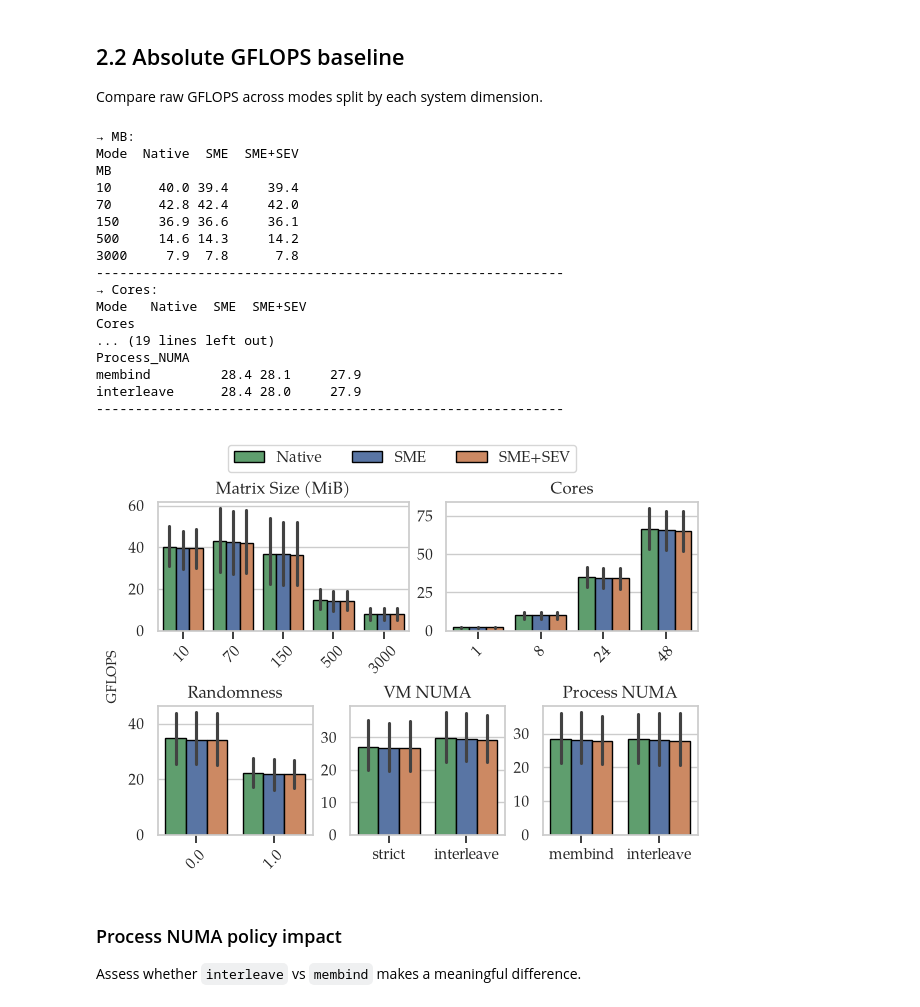
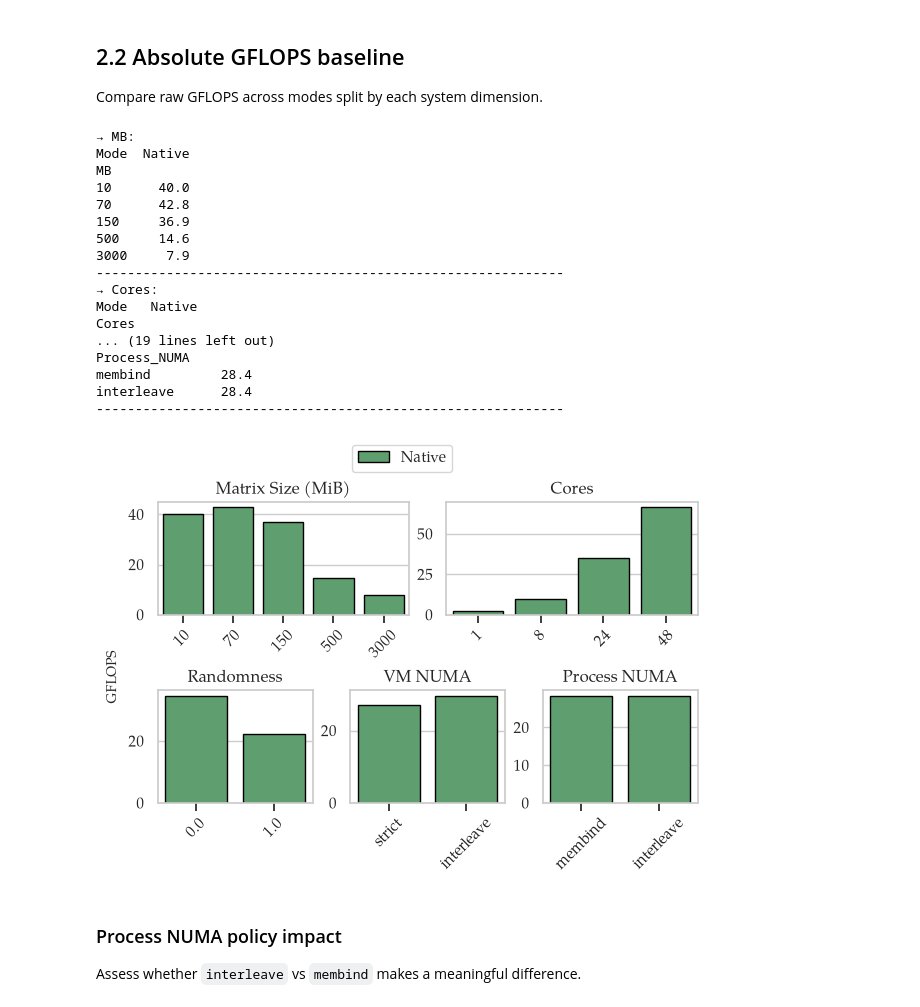
Before and after one commit to engelsm/AMD-CC-Perf, a Jupyter notebook: benchmark/spmv/spmv_analysis.ipynb, the cells around one changed output. Saved outputs shown, nothing was run; the diff lists cells and outputs as text; code cells hidden in the pictures.

```diff
--- a/benchmark/spmv/spmv_analysis.ipynb
+++ b/benchmark/spmv/spmv_analysis.ipynb
@@ -570,32 +570,35 @@ def plot_metric_by_dimensions(
     top_metrics=("MB", "Cores"),
     bottom_metrics=("Randomness", "VM_NUMA", "Process_NUMA"),
     size=(6,4),
-    anchor=1.1
+    anchor=1.1,
+    errorbar=("ci", 95),
 ):
     dim_orders = {
         "VM_NUMA": ["strict", "interleave"],
         "Process_NUMA": ["membind", "interleave"],
+        "L3_fit": [False, True],
     }
 
     has_bottom = bool(bottom_metrics)
 
     if has_bottom:
+        n_top, n_bot = len(top_metrics), len(bottom_metrics)
+        ncols = n_top * n_bot
         fig = plt.figure(figsize=(size), constrained_layout=True)
-        gs = fig.add_gridspec(2, 6, height_ratios=[1, 1])
+        gs = fig.add_gridspec(2, ncols, height_ratios=[1, 1])
+        top_w = ncols // n_top
+        bot_w = ncols // n_bot
         axes = {
-            top_metrics[0]: fig.add_subplot(gs[0, 0:3]),
-            top_metrics[1]: fig.add_subplot(gs[0, 3:6]),
-            bottom_metrics[0]: fig.add_subplot(gs[1, 0:2]),
-            bottom_metrics[1]: fig.add_subplot(gs[1, 2:4]),
-            bottom_metrics[2]: fig.add_subplot(gs[1, 4:6]),
+            **{m: fig.add_subplot(gs[0, i * top_w:(i + 1) * top_w])
+               for i, m in enumerate(top_metrics)},
+            **{m: fig.add_subplot(gs[1, i * bot_w:(i + 1) * bot_w])
+               for i, m in enumerate(bottom_metrics)},
         }
     else:
+        n_top = len(top_metrics)
         fig = plt.figure(figsize=(size), constrained_layout=True)
-        gs = fig.add_gridspec(1, 6)
-        axes = {
-            top_metrics[0]: fig.add_subplot(gs[0, 0:3]),
-            top_metrics[1]: fig.add_subplot(gs[0, 3:6]),
-        }
+        gs = fig.add_gridspec(1, n_top)
+        axes = {m: fig.add_subplot(gs[0, i]) for i, m in enumerate(top_metrics)}
 
     fig.supylabel(y_axis_name, fontsize=10)
 
@@ -605,6 +608,7 @@ def plot_metric_by_dimensions(
         "Randomness": "Randomness",
         "VM_NUMA": "VM NUMA",
         "Process_NUMA": "Process NUMA",
+        "L3_fit": "L3 Cache Fit",
     }
 
     ordered_dims = list(top_metrics) + (list(bottom_metrics) if has_bottom else [])
@@ -618,10 +622,10 @@ def plot_metric_by_dimensions(
             y=metric,
             hue="Mode",
             order=dim_orders.get(a, None),
-            errorbar=("ci", 95),
             edgecolor="black",
             ax=ax,
-            palette=palette
+            palette=palette,
+            errorbar=errorbar
         )
 
         if legend_handles is None:
@@ -633,7 +637,7 @@ def plot_metric_by_dimensions(
         ax.set_title(title_map.get(a, a.replace("_", " ")))
         ax.set_ylabel("")
         ax.set_xlabel("")
-        rotation = 0 if a in ["VM_NUMA", "Process_NUMA"] else 45
+        rotation = 0 if a == "L3_fit" else 45
         ax.tick_params(axis="x", rotation=rotation)
         ax.tick_params(axis="y")
 
@@ -657,45 +661,45 @@ def plot_metric_by_dimensions(
         fig.savefig(f"images/{figname}", bbox_inches="tight")
 
     for dim in ordered_dims:
         print(f"→ {dim.replace('_', ' ')}:")
         summary = (
             input_df.groupby([dim, "Mode"])[metric]
             .mean()
             .round(2)
             .reset_index()
         )
         summary_pivot = summary.pivot(index=dim, columns="Mode", values=metric)
         if dim in dim_orders:
             summary_pivot = summary_pivot.reindex(dim_orders[dim])
 
         print(summary_pivot.to_string(float_format="{:.1f}".format))
         print("-" * 60)
 
 
 plot_metric_by_dimensions(
-    df, 'SpMV_GFLOPS', 'GFLOPS',
+    df[df["Mode"] == "Native"], 'SpMV_GFLOPS', 'GFLOPS',
     top=False, figname='absolute_gflops_per_dim.pdf',
-    palette=MODE_PALETTE, legend=True,
+    palette=MODE_PALETTE, legend=True, errorbar=None,
 )
 # %% [output]
 → MB:
-Mode  Native  SME  SME+SEV
+Mode  Native
 MB
-10      40.0 39.4     39.4
-70      42.8 42.4     42.0
-150     36.9 36.6     36.1
-500     14.6 14.3     14.2
-3000     7.9  7.8      7.8
+10      40.0
+70      42.8
+150     36.9
+500     14.6
+3000     7.9
 ------------------------------------------------------------
 → Cores:
-Mode   Native  SME  SME+SEV
+Mode   Native
 Cores
 ... (19 lines left out)
 Process_NUMA
-membind         28.4 28.1     27.9
-interleave      28.4 28.0     27.9
+membind         28.4
+interleave      28.4
 ------------------------------------------------------------
-[figure, old version]
+[figure, new version]
 # %% [markdown]
 ### Process NUMA policy impact
 
```
Also changed, not shown: parts of 14 cells of this notebook, 3 other files.
